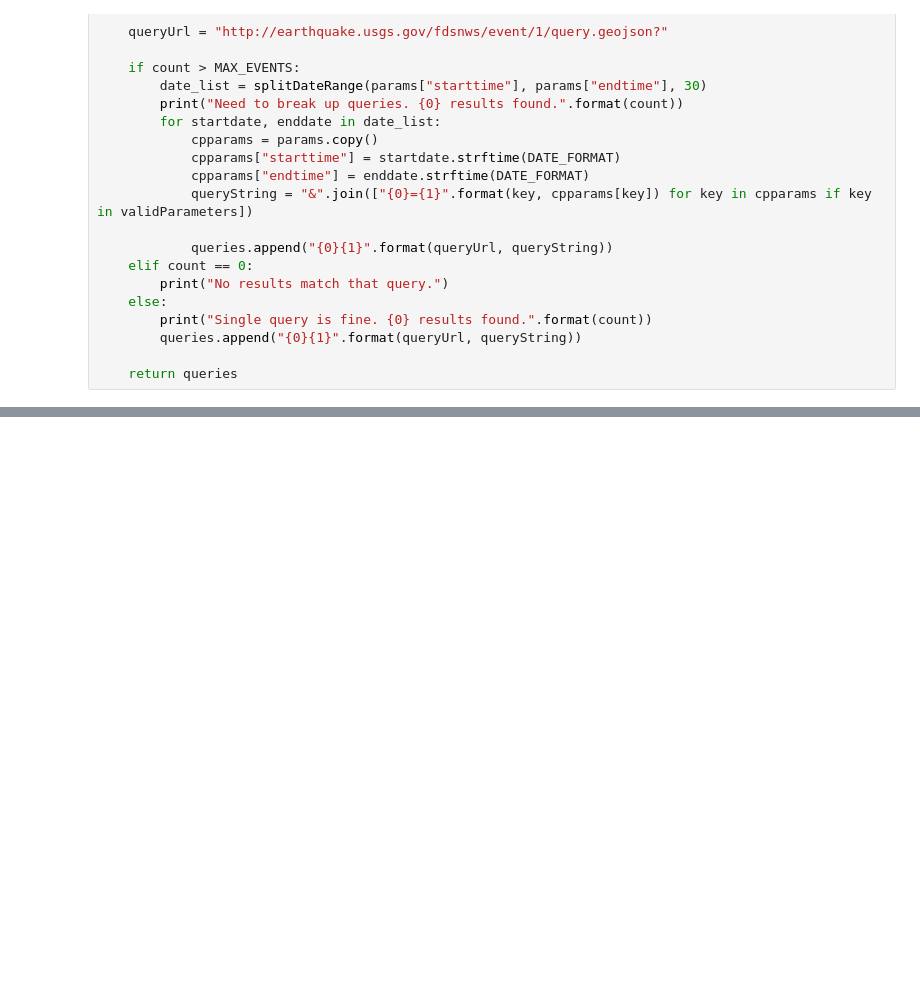
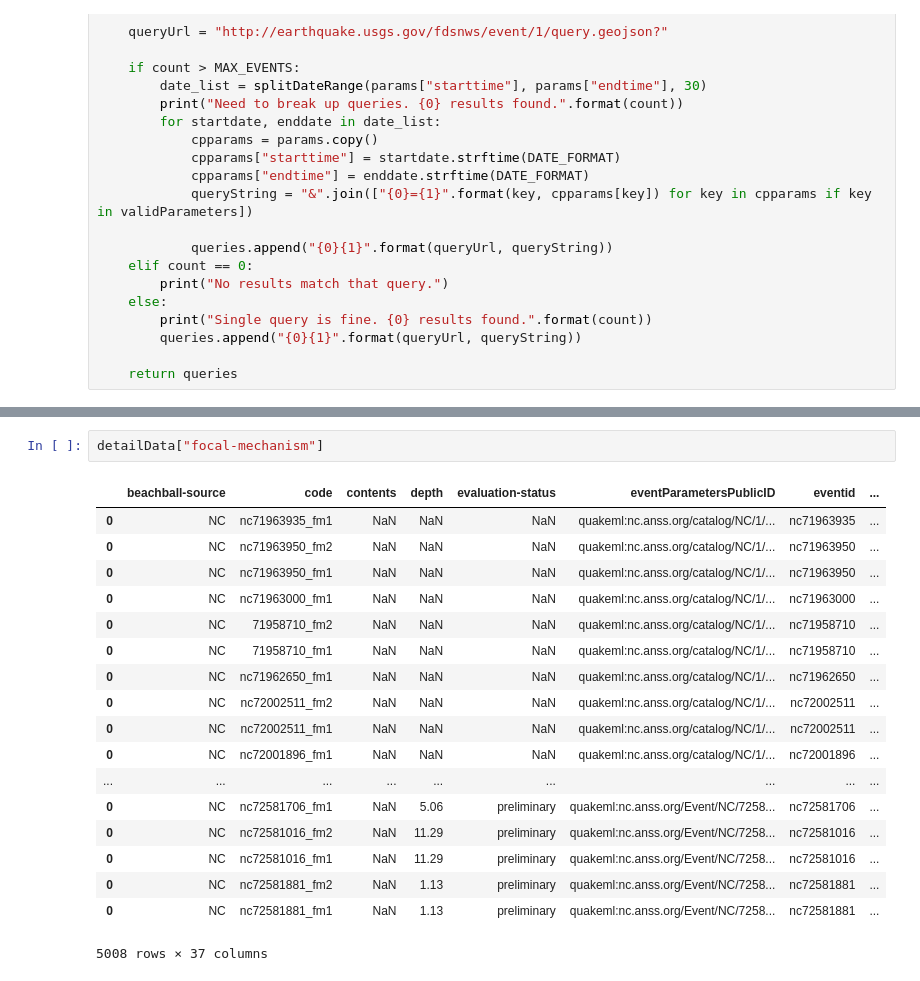
Before and after one commit to meganmilesoneill/usgs-earthquakes, a Jupyter notebook: usgs-earthquakes/notebooks/Load Parameterized Earthquake GeoJson into Pandas.ipynb, the cells around one changed output, grey strips where cells are left out. Drawn from its saved outputs; the diff is of its cells as text; blank space fills up the shorter version.

```diff
--- a/usgs-earthquakes/notebooks/Load Parameterized Earthquake GeoJson into Pandas.ipynb
+++ b/usgs-earthquakes/notebooks/Load Parameterized Earthquake GeoJson into Pandas.ipynb
@@ -202,0 +314,21 @@ eventData
+# %%
+detailData["focal-mechanism"]
+# %% [output]
+|  | beachball-source | code | contents | depth | evaluation-status | eventParametersPublicID | eventid | ... |
+| 0 | NC | nc71963935_fm1 | NaN | NaN | NaN | quakeml:nc.anss.org/catalog/NC/1/... | nc71963935 | ... |
+| 0 | NC | nc71963950_fm2 | NaN | NaN | NaN | quakeml:nc.anss.org/catalog/NC/1/... | nc71963950 | ... |
+| 0 | NC | nc71963950_fm1 | NaN | NaN | NaN | quakeml:nc.anss.org/catalog/NC/1/... | nc71963950 | ... |
+| 0 | NC | nc71963000_fm1 | NaN | NaN | NaN | quakeml:nc.anss.org/catalog/NC/1/... | nc71963000 | ... |
+| 0 | NC | 71958710_fm2 | NaN | NaN | NaN | quakeml:nc.anss.org/catalog/NC/1/... | nc71958710 | ... |
+| 0 | NC | 71958710_fm1 | NaN | NaN | NaN | quakeml:nc.anss.org/catalog/NC/1/... | nc71958710 | ... |
+| 0 | NC | nc71962650_fm1 | NaN | NaN | NaN | quakeml:nc.anss.org/catalog/NC/1/... | nc71962650 | ... |
+| 0 | NC | nc72002511_fm2 | NaN | NaN | NaN | quakeml:nc.anss.org/catalog/NC/1/... | nc72002511 | ... |
+| 0 | NC | nc72002511_fm1 | NaN | NaN | NaN | quakeml:nc.anss.org/catalog/NC/1/... | nc72002511 | ... |
+| 0 | NC | nc72001896_fm1 | NaN | NaN | NaN | quakeml:nc.anss.org/catalog/NC/1/... | nc72001896 | ... |
+| ... | ... | ... | ... | ... | ... | ... | ... | ... |
+| 0 | NC | nc72581706_fm1 | NaN | 5.06 | preliminary | quakeml:nc.anss.org/Event/NC/7258... | nc72581706 | ... |
+| 0 | NC | nc72581016_fm2 | NaN | 11.29 | preliminary | quakeml:nc.anss.org/Event/NC/7258... | nc72581016 | ... |
+| 0 | NC | nc72581016_fm1 | NaN | 11.29 | preliminary | quakeml:nc.anss.org/Event/NC/7258... | nc72581016 | ... |
+| 0 | NC | nc72581881_fm2 | NaN | 1.13 | preliminary | quakeml:nc.anss.org/Event/NC/7258... | nc72581881 | ... |
+| 0 | NC | nc72581881_fm1 | NaN | 1.13 | preliminary | quakeml:nc.anss.org/Event/NC/7258... | nc72581881 | ... |
+5008 rows × 37 columns
```
Also changed, not shown: parts of 12 cells of this notebook.
